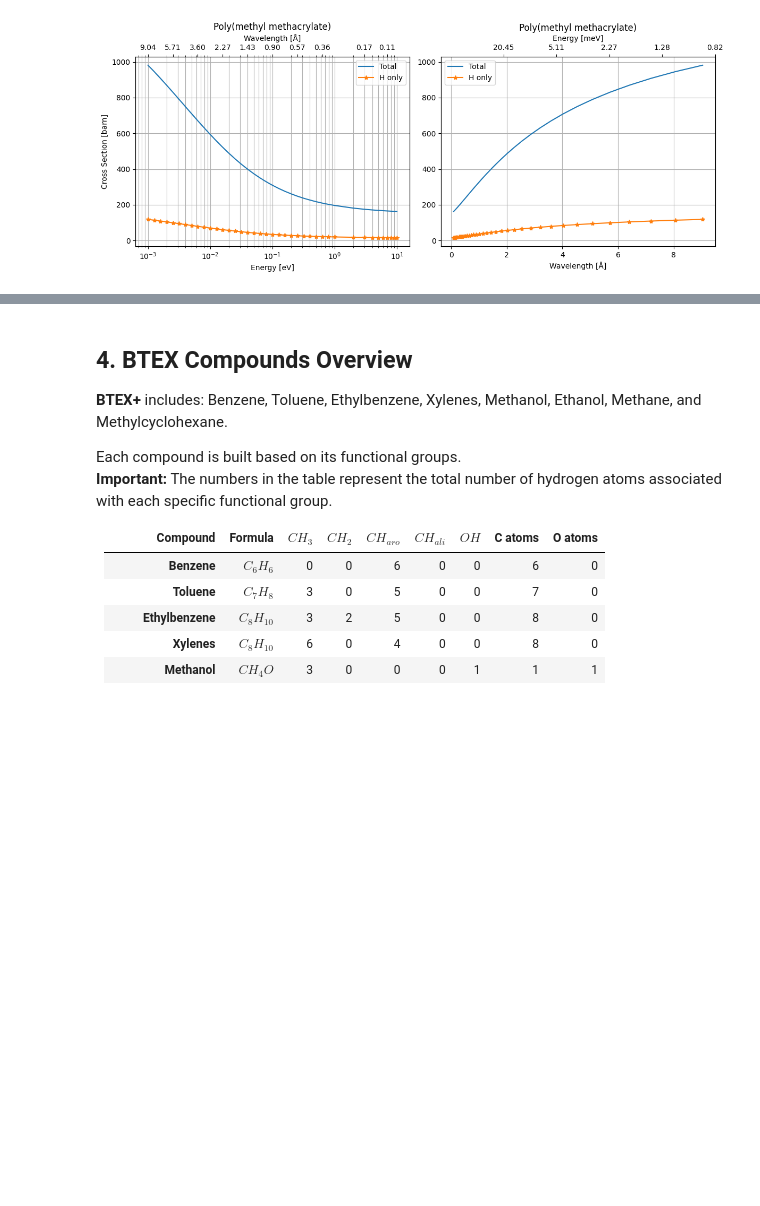
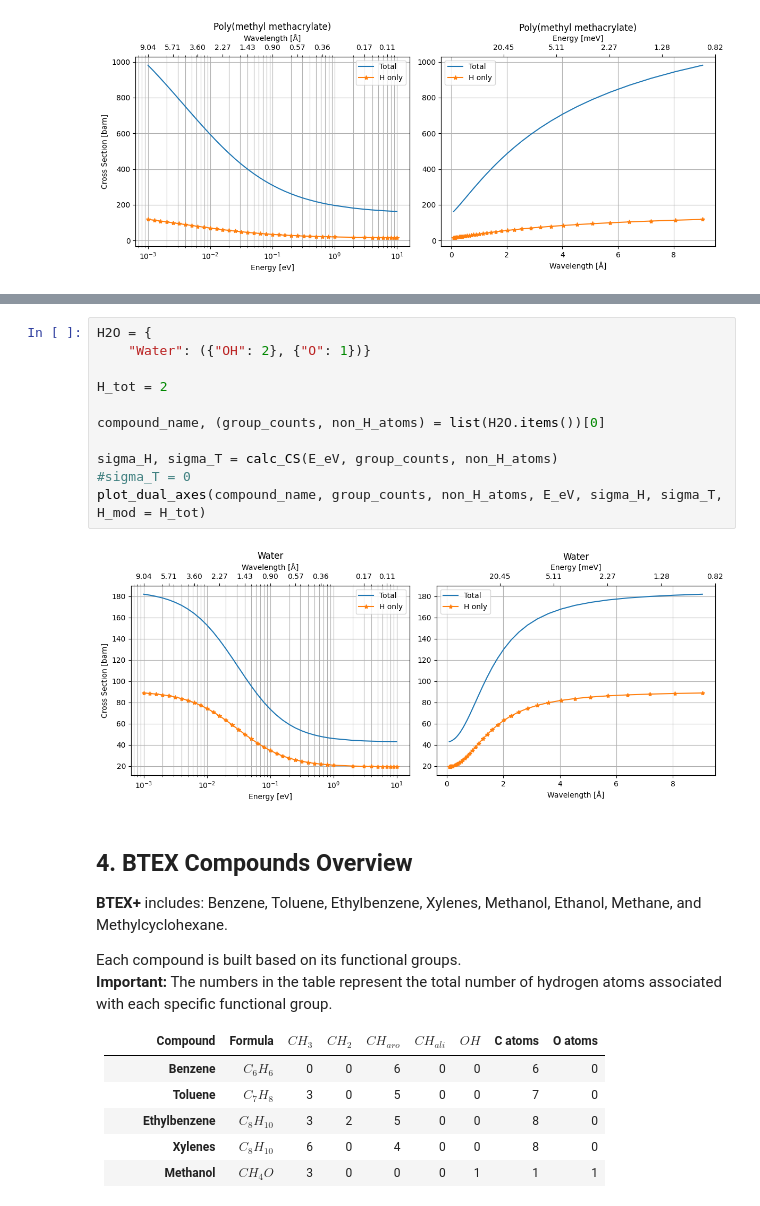
Before and after one commit to Ravener13/binder-collab, a Jupyter notebook: AFGA_simulation/AFGA in BTEX.ipynb, the cells around one changed output, grey strips where cells are left out. Drawn from its saved outputs; the diff is of its cells as text; blank space fills up the shorter version.

```diff
--- a/AFGA_simulation/AFGA in BTEX.ipynb
+++ b/AFGA_simulation/AFGA in BTEX.ipynb
@@ -160,3 +197,16 @@ plot_dual_axes(compound_name, group_counts, non_H_atoms, E_eV, sigma_H, sigma_T,
+# %%
+H2O = {
+    "Water": ({"OH": 2}, {"O": 1})}
+
+H_tot = 2
+
+compound_name, (group_counts, non_H_atoms) = list(H2O.items())[0]
+
+sigma_H, sigma_T = calc_CS(E_eV, group_counts, non_H_atoms)
+#sigma_T = 0
+plot_dual_axes(compound_name, group_counts, non_H_atoms, E_eV, sigma_H, sigma_T, H_mod = H_tot)
+# %% [output]
+[figure, added]
 # %% [markdown]
 ## 4. BTEX Compounds Overview
 
```
Also changed, not shown: parts of 2 cells of this notebook, 1 other file.
